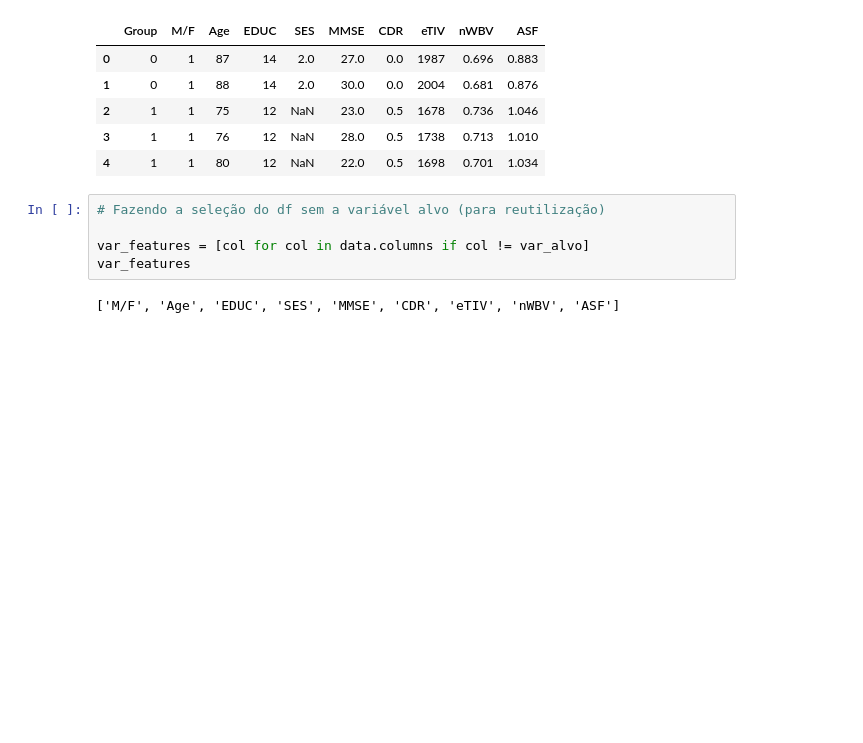
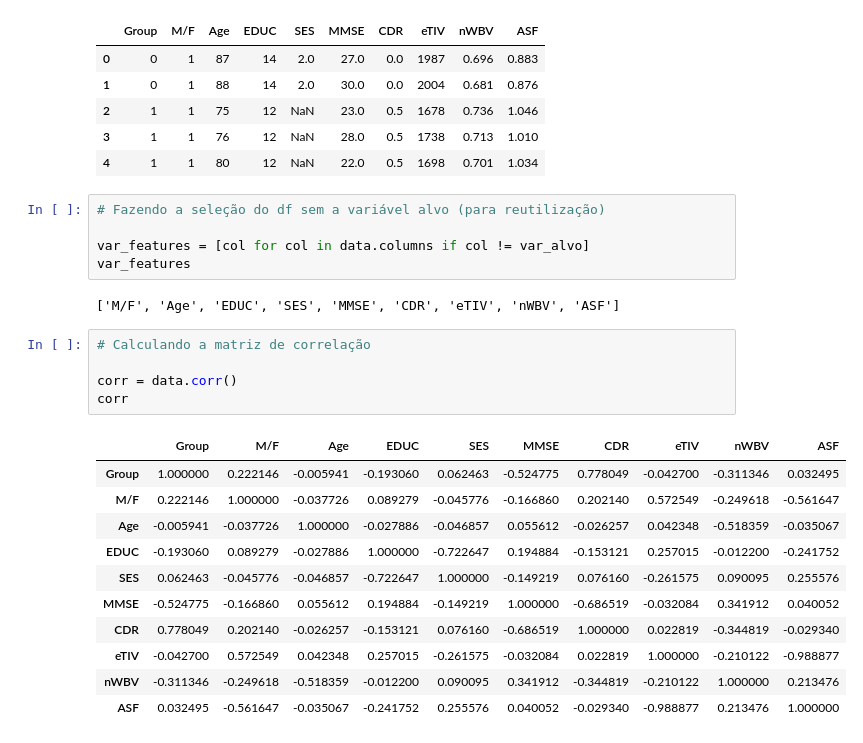
Before and after one commit to Squad-Nina-da-Hora/wmc-desafio-previsao-demencia, a Jupyter notebook: analise.ipynb, the cells around one changed output. Saved outputs shown, nothing was run; the diff lists cells and outputs as text; blank space fills up the shorter version.

```diff
--- a/analise.ipynb
+++ b/analise.ipynb
@@ -254,3 +254,20 @@ var_features = [col for col in data.columns if col != var_alvo]
 var_features
 # %% [output]
 ['M/F', 'Age', 'EDUC', 'SES', 'MMSE', 'CDR', 'eTIV', 'nWBV', 'ASF']
+# %%
+# Calculando a matriz de correlação
+
+corr = data.corr()
+corr
+# %% [output]
+|  | Group | M/F | Age | EDUC | SES | MMSE | CDR | eTIV | nWBV | ASF |
+| Group | 1.000000 | 0.222146 | -0.005941 | -0.193060 | 0.062463 | -0.524775 | 0.778049 | -0.042700 | -0.311346 | 0.032495 |
+| M/F | 0.222146 | 1.000000 | -0.037726 | 0.089279 | -0.045776 | -0.166860 | 0.202140 | 0.572549 | -0.249618 | -0.561647 |
+| Age | -0.005941 | -0.037726 | 1.000000 | -0.027886 | -0.046857 | 0.055612 | -0.026257 | 0.042348 | -0.518359 | -0.035067 |
+| EDUC | -0.193060 | 0.089279 | -0.027886 | 1.000000 | -0.722647 | 0.194884 | -0.153121 | 0.257015 | -0.012200 | -0.241752 |
+| SES | 0.062463 | -0.045776 | -0.046857 | -0.722647 | 1.000000 | -0.149219 | 0.076160 | -0.261575 | 0.090095 | 0.255576 |
+| MMSE | -0.524775 | -0.166860 | 0.055612 | 0.194884 | -0.149219 | 1.000000 | -0.686519 | -0.032084 | 0.341912 | 0.040052 |
+| CDR | 0.778049 | 0.202140 | -0.026257 | -0.153121 | 0.076160 | -0.686519 | 1.000000 | 0.022819 | -0.344819 | -0.029340 |
+| eTIV | -0.042700 | 0.572549 | 0.042348 | 0.257015 | -0.261575 | -0.032084 | 0.022819 | 1.000000 | -0.210122 | -0.988877 |
+| nWBV | -0.311346 | -0.249618 | -0.518359 | -0.012200 | 0.090095 | 0.341912 | -0.344819 | -0.210122 | 1.000000 | 0.213476 |
+| ASF | 0.032495 | -0.561647 | -0.035067 | -0.241752 | 0.255576 | 0.040052 | -0.029340 | -0.988877 | 0.213476 | 1.000000 |
```
Also changed, not shown: parts of 1 cell of this notebook.
